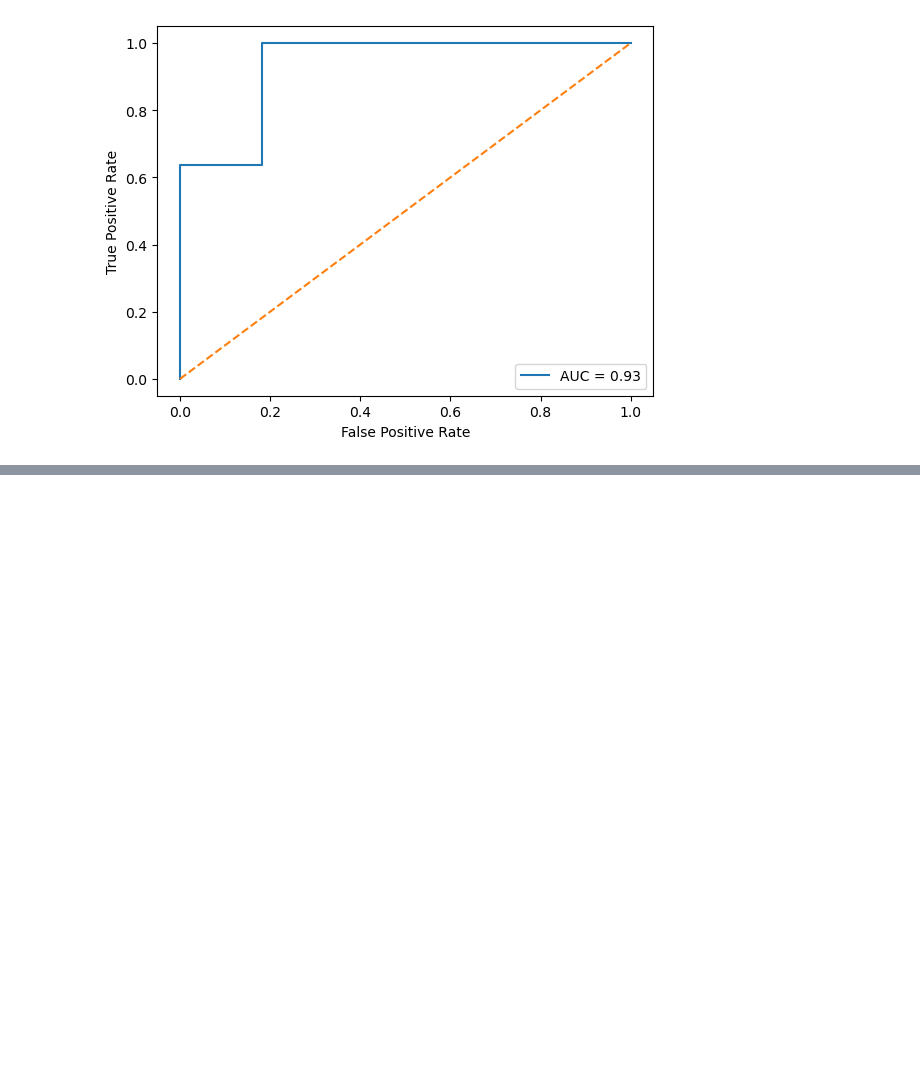
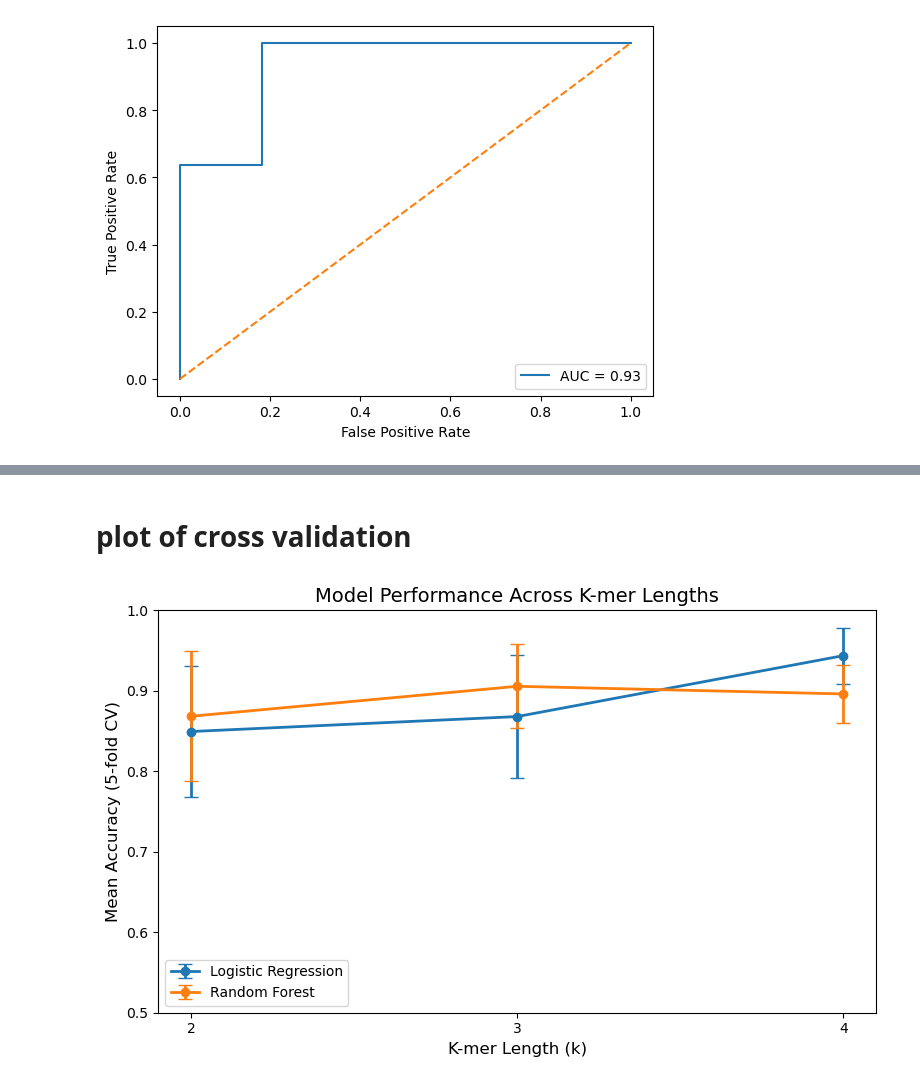
Before and after one commit to NaosinLineya/dna-promoter-classification, a Jupyter notebook: notebooks/promoter_classification.ipynb, the cells around one changed output, grey strips where cells are left out. Cells and saved outputs as stored; diff of their text form; code cells hidden in the pictures; blank space fills up the shorter version.

Commit message:
Add 5-fold stratified cross-validation for k=2,3,4

```diff
--- a/notebooks/promoter_classification.ipynb
+++ b/notebooks/promoter_classification.ipynb
@@ -35,10 +35,10 @@ def count_of_kmers_each_sequence(sequence,k):
     kmer= get_kmers(sequence,k)
     count=Counter(kmer)
     return [count[kmers] for kmers in get_all_kmers(k)]
-X= df['sequence'].apply(lambda x:  count_of_kmers_each_sequence(x,3))
-X.head()
-X=pd.DataFrame(X.tolist(),columns=get_all_kmers(3))
-X.head()
+X3= df['sequence'].apply(lambda x:  count_of_kmers_each_sequence(x,3))
+X3.head()
+X3=pd.DataFrame(X3.tolist(),columns=get_all_kmers(3))
+X3.head()
 #for kmer length 2
 X2= df['sequence'].apply(lambda x:  count_of_kmers_each_sequence(x,2))
 X2.head()
@@ -227,0 +327,26 @@ plt.show()# auc is 0.87 means if i choose one 0 and 1 randomely the model will a
+# %% [markdown]
+
+# plot of cross validation
+# %%
+import matplotlib.pyplot as plt
+
+fig, ax = plt.subplots(figsize=(8, 5))
+
+for model_name in ["Logistic Regression", "Random Forest"]:
+    subset = results_df[results_df["Model"] == model_name]
+    ax.errorbar(
+        subset["k"], subset["Mean Accuracy"], yerr=subset["Std Dev"],
+        marker='o', label=model_name, capsize=5, linewidth=2
+    )
+
+ax.set_xlabel("K-mer Length (k)", fontsize=12)
+ax.set_ylabel("Mean Accuracy (5-fold CV)", fontsize=12)
+ax.set_title("Model Performance Across K-mer Lengths", fontsize=14)
+ax.legend()
+ax.set_xticks([2, 3, 4])
+ax.set_ylim(0.5, 1.0)
+plt.tight_layout()
+plt.savefig("kmer_cv_comparison.png", dpi=150)
+plt.show()
+# %% [output]
+[figure, added]
```
Also changed, not shown: parts of 8 cells of this notebook.
